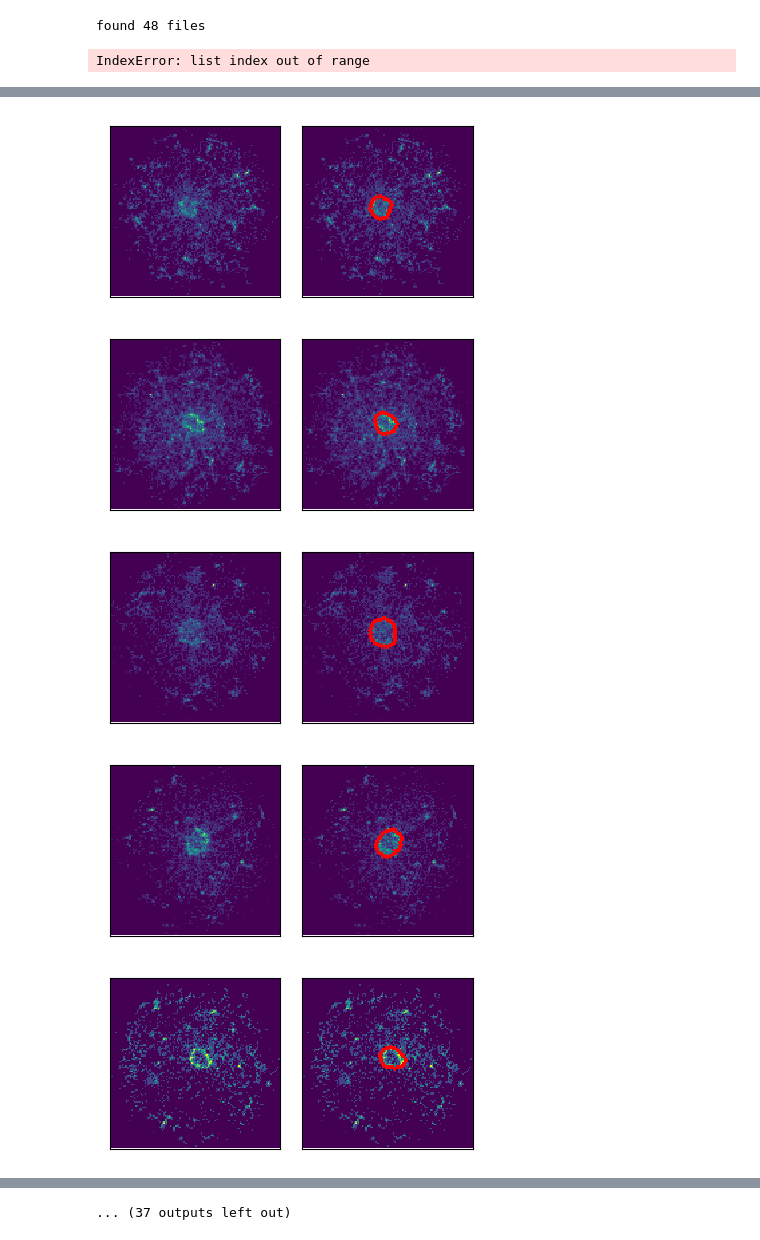
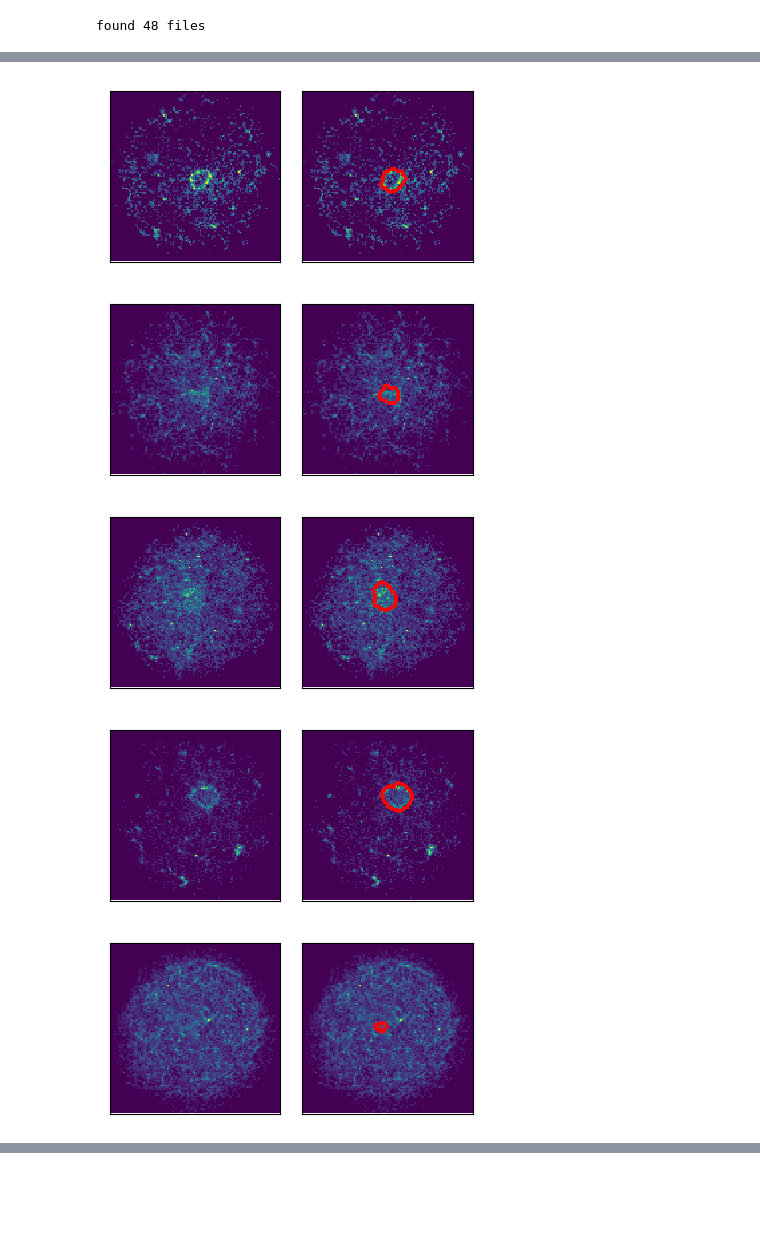
Before and after one commit to jjmetzger/neural_seg, a Jupyter notebook: test_net.ipynb, the cells around one changed output, grey strips where cells are left out. Cells and saved outputs as stored; diff of their text form; code cells hidden in the pictures; blank space fills up the shorter version.

Commit message:
added ability to apply model if no gpu available

```diff
--- a/test_net.ipynb
+++ b/test_net.ipynb
@@ -23,9 +23,10 @@ from PIL import Image
 # %%
 if torch.cuda.is_available():
     net = fc_densenet_torch.fcdensenet56().cuda()
+    net.load_state_dict(torch.load('models/56_e1000.pth'))
 else:
-    pass
-net.load_state_dict(torch.load('models/56_e1000.pth'))
+    net = fc_densenet_torch.fcdensenet56()
+    net.load_state_dict(torch.load('models/56_e1000.pth', map_location=lambda storage, location: storage))
 # %%
 # helper plotting function
 def plot_lumen(test1, ax):
@@ -56,7 +57,7 @@ trainloader = run_dense_lumen.LumenDataset('data/val/', transform=None)
 # %% [output]
 found 48 files
 # %%
-for i1 in range(100):
+for i1 in range(10):
     test1 = trainloader[i1]
     a1, a2 = test1['image'].numpy()[0], test1['image_labeled'].numpy()
 
@@ -64,7 +65,11 @@ for i1 in range(100):
     a1 /= a1.max()
 #     a1 = equalize_adapthist(a1,clip_limit=0.03)
 
-    output_test = net(Variable(test1['image'].unsqueeze(0)).cuda(0))
+    if torch.cuda.is_available():
+        output_test = net(Variable(test1['image'].unsqueeze(0)).cuda(0))
+    else:
+        output_test = net(Variable(test1['image'].unsqueeze(0)))
+
     _, predicted = torch.max(output_test.data, 1)
     predicted = torch.squeeze(predicted).cpu().numpy()
 
@@ -88,4 +93,3 @@ for i1 in range(100):
     fig.tight_layout()
 #     fig.savefig('pics/im{:n}.png'.format(i1), bbox_inches='tight', transparent=True, pad_inches=0)
 # %% [output]
-IndexError: list index out of range
@@ -93,5 +97,5 @@ IndexError: list index out of range
-[figure, old version]
+[figure, new version]
-[figure, old version]
+[figure, new version]
-[figure, old version]
+[figure, new version]
-[figure, old version]
+[figure, new version]
-[figure, old version]
+[figure, new version]
@@ -103 +105,0 @@ IndexError: list index out of range
-... (37 outputs left out)
```
Also changed, not shown: parts of 1 cell of this notebook.
